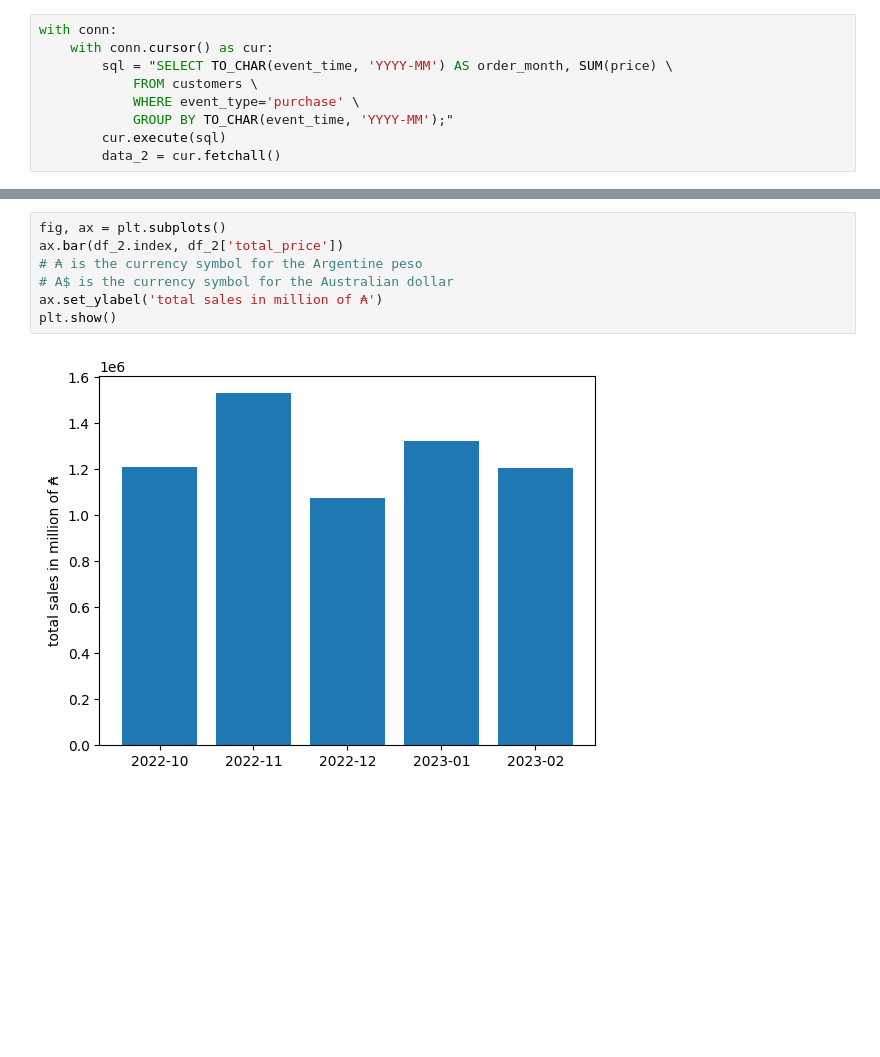
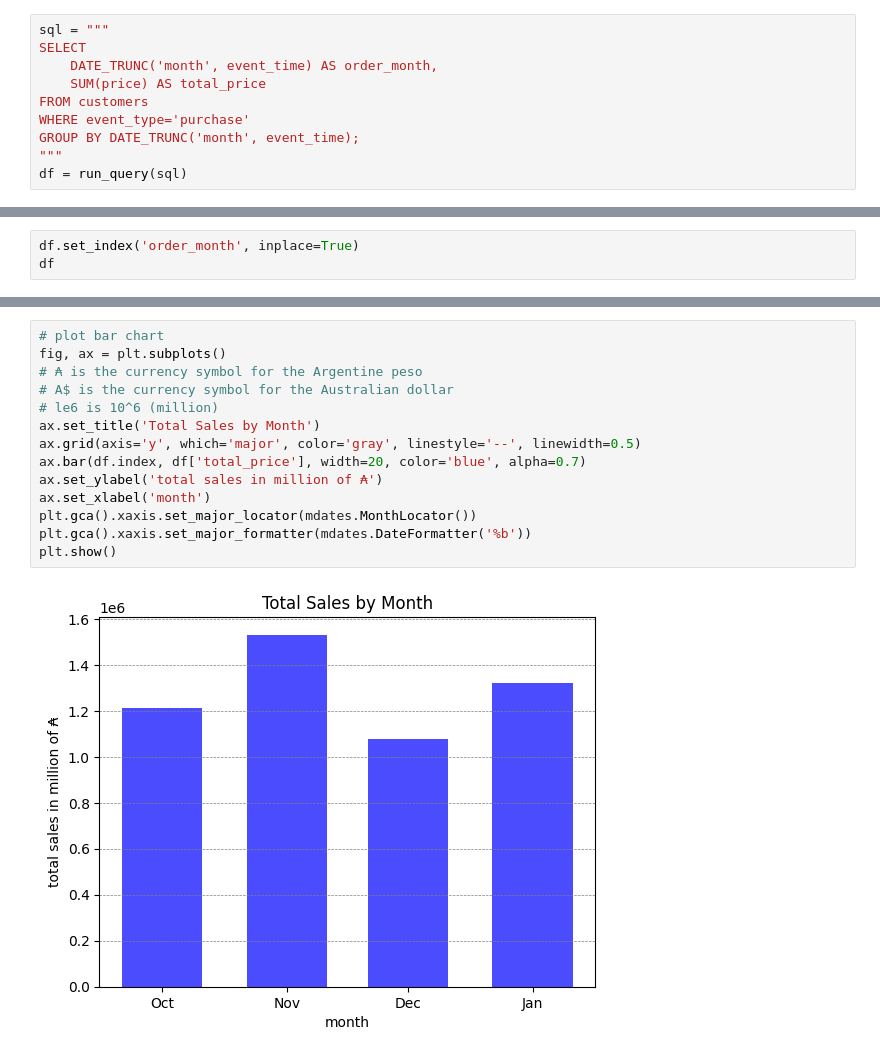
Before and after one commit to lockdoor/piscine_data_science, a Jupyter notebook: myvalume/module02/ex01/chart.ipynb, the cells around one changed output, grey strips where cells are left out. Drawn from its saved outputs; the diff is of its cells as text; blank space fills up the shorter version.

```diff
--- a/myvalume/module02/ex01/chart.ipynb
+++ b/myvalume/module02/ex01/chart.ipynb
@@ -42,9 +45,10 @@ plt.show()
 # %%
-with conn:
-    with conn.cursor() as cur:
-        sql = "SELECT TO_CHAR(event_time, 'YYYY-MM') AS order_month, SUM(price) \
-            FROM customers \
-            WHERE event_type='purchase' \
-            GROUP BY TO_CHAR(event_time, 'YYYY-MM');"
-        cur.execute(sql)
-        data_2 = cur.fetchall()
+sql = """
+SELECT
+    DATE_TRUNC('month', event_time) AS order_month,
+    SUM(price) AS total_price
+FROM customers
+WHERE event_type='purchase'
+GROUP BY DATE_TRUNC('month', event_time);
+"""
+df = run_query(sql)
@@ -52,0 +55,3 @@ df_2 = pd.DataFrame(data_2, columns=['order_month', 'total_price']).set_index('o
+# %%
+df.set_index('order_month', inplace=True)
+df
@@ -53,10 +65,17 @@ df_2 = pd.DataFrame(data_2, columns=['order_month', 'total_price']).set_index('o
 # %%
+# plot bar chart
 fig, ax = plt.subplots()
-ax.bar(df_2.index, df_2['total_price'])
 # ₳ is the currency symbol for the Argentine peso
 # A$ is the currency symbol for the Australian dollar
+# le6 is 10^6 (million)
+ax.set_title('Total Sales by Month')
+ax.grid(axis='y', which='major', color='gray', linestyle='--', linewidth=0.5)
+ax.bar(df.index, df['total_price'], width=20, color='blue', alpha=0.7)
 ax.set_ylabel('total sales in million of ₳')
+ax.set_xlabel('month')
+plt.gca().xaxis.set_major_locator(mdates.MonthLocator())
+plt.gca().xaxis.set_major_formatter(mdates.DateFormatter('%b'))
 plt.show()
 # %% [output]
-[figure, old version]
+[figure, new version]
 # %%
```
Also changed, not shown: parts of 12 cells of this notebook, 11 other files.
